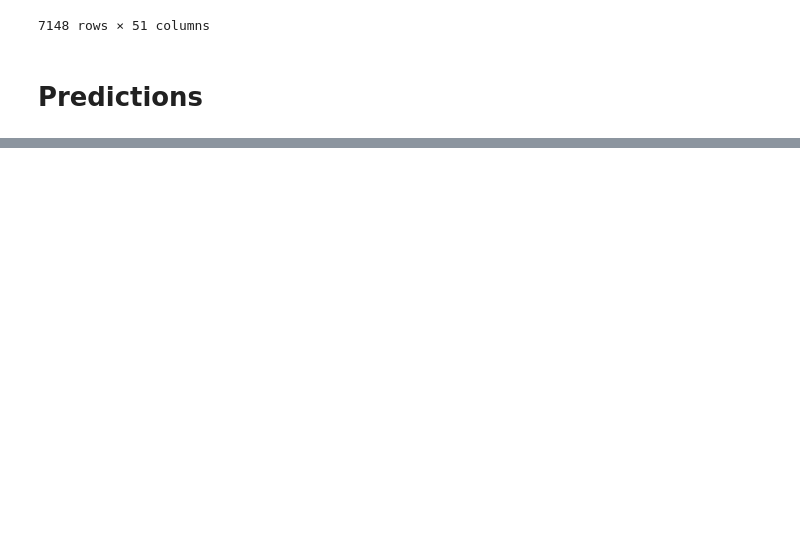
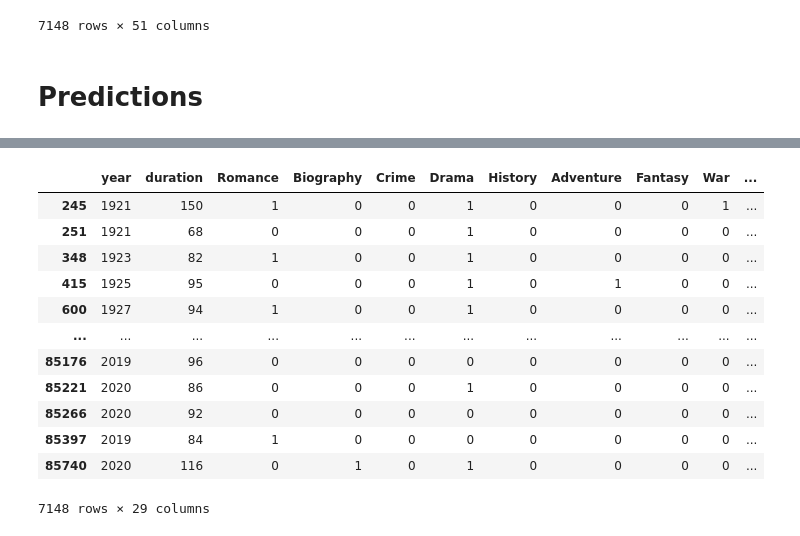
Before and after one commit to Joonasp1/IMDb_data, a Jupyter notebook: Data_Project.ipynb, the cells around one changed output, grey strips where cells are left out. Cells and saved outputs as stored; diff of their text form; code cells hidden in the pictures; blank space fills up the shorter version.

```diff
--- a/Data_Project.ipynb
+++ b/Data_Project.ipynb
@@ -170,2 +172,56 @@ plt.show()
 [figure]
 [figure]
+# %%
+#there are probably better ways to do this, but like this there is only one column per genre
+pd.options.display.float_format = '{:.0f}'.format
+data_genres = data_genres.drop(columns=['genre'])
+data_genres = data_genres.dropna(subset=['country'])
+data_genres = data_genres[data_genres.country.str.contains("USA")]
+data_genres = inflation_adjust(data_genres)
+data_genres = data_genres.drop(columns = ['imdb_title_id', 'title', 'original_title', 'date_published', 'country',
+       'language', 'director', 'budget', 'writer', 'production_company', 'actors',
+       'description', 'avg_vote', 'votes', 'usa_gross_income',
+       'worlwide_gross_income', 'metascore', 'reviews_from_users',
+       'reviews_from_critics',])
+# %%
+def income_to_classes(df):
+    c = 'income_adjusted'
+    for index, row in df.iterrows():
+        if df.at[index, c] <= 100000:
+            df.at[index, c] = 1
+        elif df.at[index, c] <= 500000:
+            df.at[index, c] = 2
+        elif df.at[index, c] <= 1000000:
+            df.at[index, c] = 3
+        elif df.at[index, c] <= 5000000:
+            df.at[index, c] = 4
+        elif df.at[index, c] <= 10000000:
+            df.at[index, c] = 5
+        elif df.at[index, c] <= 50000000:
+            df.at[index, c] = 6
+        elif df.at[index, c] <= 100000000:
+            df.at[index, c] = 7
+        elif df.at[index, c] <= 500000000:
+            df.at[index, c] = 8
+        elif df.at[index, c] <= 1000000000:
+            df.at[index, c] = 9
+        else:
+            df.at[index, c] = 10
+    return df
+# %%
+data_genres = income_to_classes(data_genres)
+data_genres
+# %% [output]
+|  | year | duration | Romance | Biography | Crime | Drama | History | Adventure | Fantasy | War | ... |
+| 245 | 1921 | 150 | 1 | 0 | 0 | 1 | 0 | 0 | 0 | 1 | ... |
+| 251 | 1921 | 68 | 0 | 0 | 0 | 1 | 0 | 0 | 0 | 0 | ... |
+| 348 | 1923 | 82 | 1 | 0 | 0 | 1 | 0 | 0 | 0 | 0 | ... |
+| 415 | 1925 | 95 | 0 | 0 | 0 | 1 | 0 | 1 | 0 | 0 | ... |
+| 600 | 1927 | 94 | 1 | 0 | 0 | 1 | 0 | 0 | 0 | 0 | ... |
+| ... | ... | ... | ... | ... | ... | ... | ... | ... | ... | ... | ... |
+| 85176 | 2019 | 96 | 0 | 0 | 0 | 0 | 0 | 0 | 0 | 0 | ... |
+| 85221 | 2020 | 86 | 0 | 0 | 0 | 1 | 0 | 0 | 0 | 0 | ... |
+| 85266 | 2020 | 92 | 0 | 0 | 0 | 0 | 0 | 0 | 0 | 0 | ... |
+| 85397 | 2019 | 84 | 1 | 0 | 0 | 0 | 0 | 0 | 0 | 0 | ... |
+| 85740 | 2020 | 116 | 0 | 1 | 0 | 1 | 0 | 0 | 0 | 0 | ... |
+7148 rows × 29 columns
```
Also changed, not shown: parts of 5 cells of this notebook.
